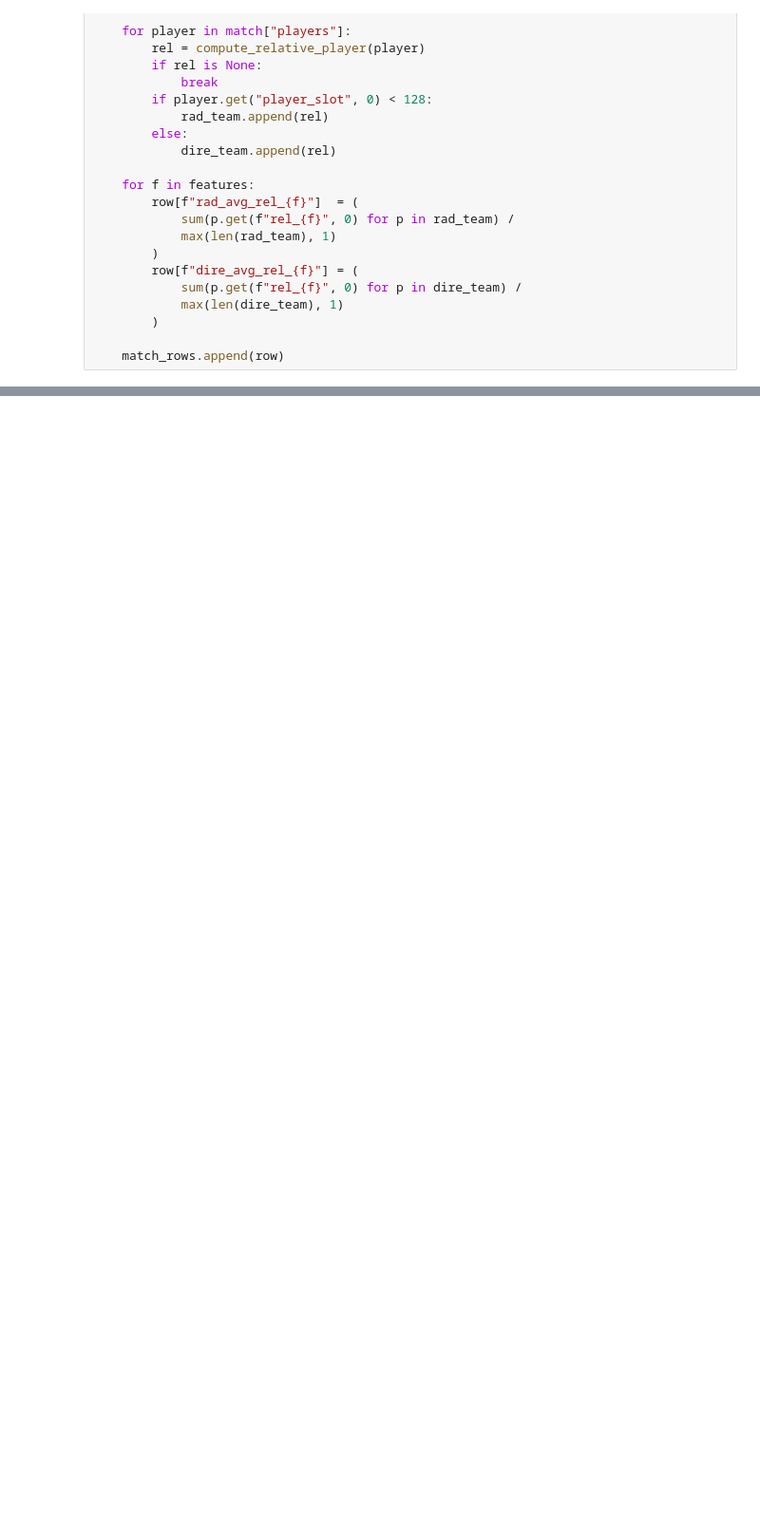
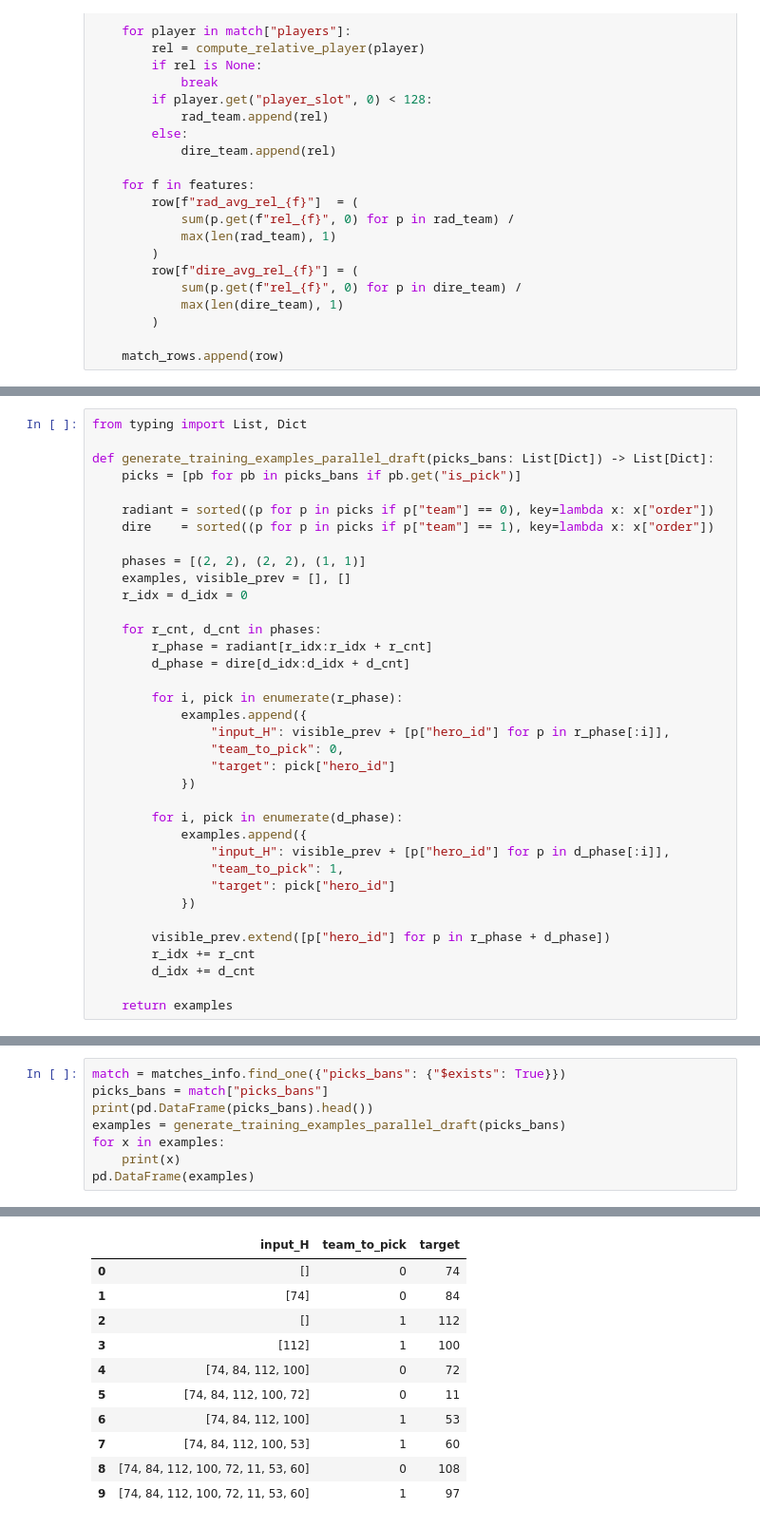
Before and after one commit to tarasmal/diploma, a Jupyter notebook: model/dota_notebook_fixed.ipynb, the cells around one changed output, grey strips where cells are left out. Shown at 95% size. Drawn from its saved outputs; the diff is of its cells as text; blank space fills up the shorter version.

```diff
--- a/model/dota_notebook_fixed.ipynb
+++ b/model/dota_notebook_fixed.ipynb
@@ -286,0 +286,36 @@ plt.show()
+# %%
+from typing import List, Dict
+
+def generate_training_examples_parallel_draft(picks_bans: List[Dict]) -> List[Dict]:
+    picks = [pb for pb in picks_bans if pb.get("is_pick")]
+
+    radiant = sorted((p for p in picks if p["team"] == 0), key=lambda x: x["order"])
+    dire    = sorted((p for p in picks if p["team"] == 1), key=lambda x: x["order"])
+
+    phases = [(2, 2), (2, 2), (1, 1)]
+    examples, visible_prev = [], []
+    r_idx = d_idx = 0
+
+    for r_cnt, d_cnt in phases:
+        r_phase = radiant[r_idx:r_idx + r_cnt]
+        d_phase = dire[d_idx:d_idx + d_cnt]
+
+        for i, pick in enumerate(r_phase):
+            examples.append({
+                "input_H": visible_prev + [p["hero_id"] for p in r_phase[:i]],
+                "team_to_pick": 0,
+                "target": pick["hero_id"]
+            })
+
+        for i, pick in enumerate(d_phase):
+            examples.append({
+                "input_H": visible_prev + [p["hero_id"] for p in d_phase[:i]],
+                "team_to_pick": 1,
+                "target": pick["hero_id"]
+            })
+
+        visible_prev.extend([p["hero_id"] for p in r_phase + d_phase])
+        r_idx += r_cnt
+        d_idx += d_cnt
+
+    return examples
@@ -286,0 +353,9 @@ plt.show()
+# %%
+match = matches_info.find_one({"picks_bans": {"$exists": True}})
+picks_bans = match["picks_bans"]
+print(pd.DataFrame(picks_bans).head())
+examples = generate_training_examples_parallel_draft(picks_bans)
+for x in examples:
+    print(x)
+pd.DataFrame(examples)
+# %% [output]
@@ -286,0 +378,11 @@ plt.show()
+|  | input_H | team_to_pick | target |
+| 0 | [] | 0 | 74 |
+| 1 | [74] | 0 | 84 |
+| 2 | [] | 1 | 112 |
+| 3 | [112] | 1 | 100 |
+| 4 | [74, 84, 112, 100] | 0 | 72 |
+| 5 | [74, 84, 112, 100, 72] | 0 | 11 |
+| 6 | [74, 84, 112, 100] | 1 | 53 |
+| 7 | [74, 84, 112, 100, 53] | 1 | 60 |
+| 8 | [74, 84, 112, 100, 72, 11, 53, 60] | 0 | 108 |
+| 9 | [74, 84, 112, 100, 72, 11, 53, 60] | 1 | 97 |
```
Also changed, not shown: parts of 6 cells of this notebook, 11 other files.
